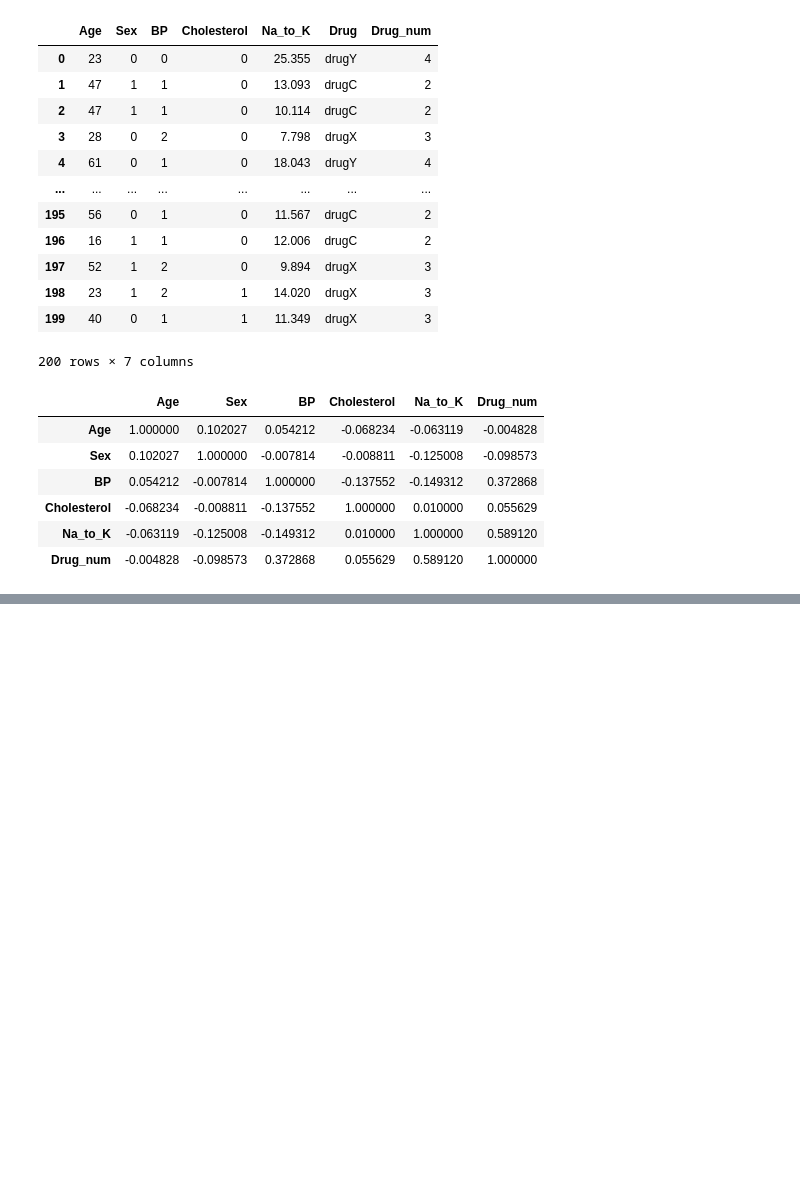
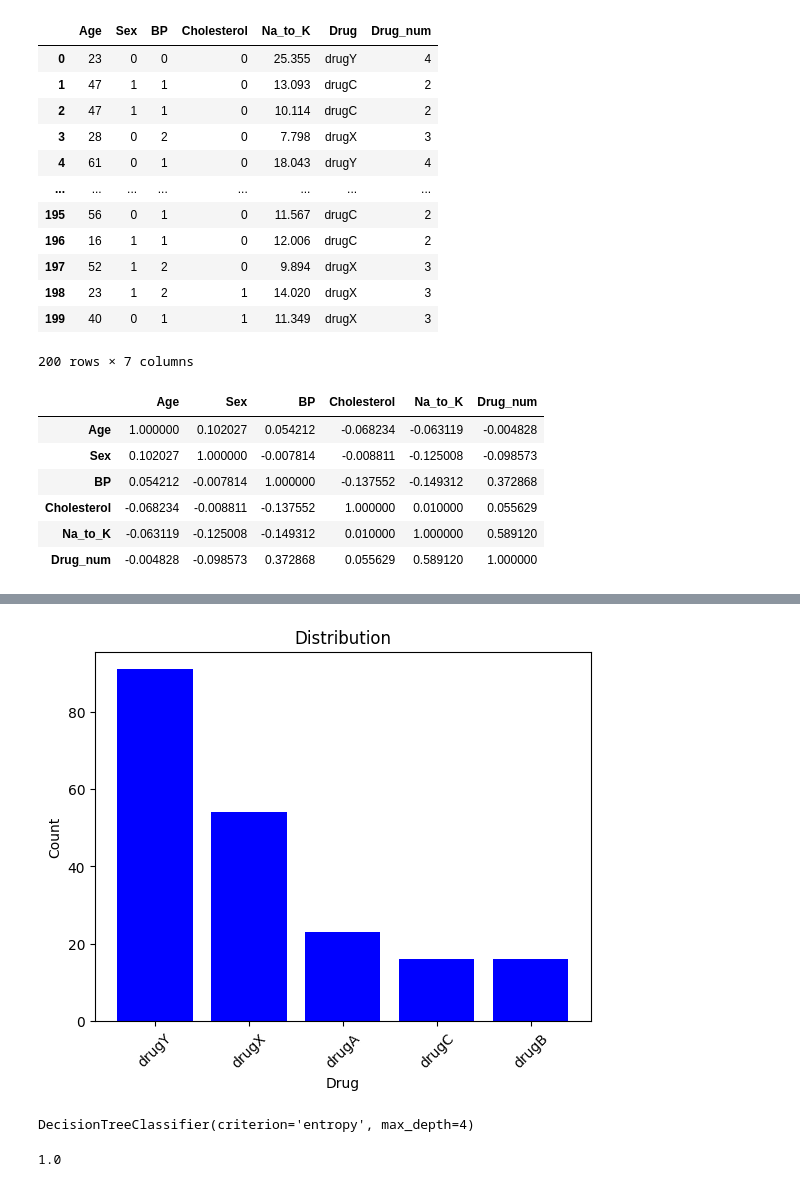
Before and after one commit to SammiWang0516/test, a Jupyter notebook: IBM_ML_DecisionTree.ipynb, the cells around one changed output, grey strips where cells are left out. Cells and saved outputs as stored; diff of their text form; code cells hidden in the pictures; blank space fills up the shorter version.

```diff
--- a/IBM_ML_DecisionTree.ipynb
+++ b/IBM_ML_DecisionTree.ipynb
@@ -106,3 +106,7 @@ df_2.corr()
 | Cholesterol | -0.068234 | -0.008811 | -0.137552 | 1.000000 | 0.010000 | 0.055629 |
 | Na_to_K | -0.063119 | -0.125008 | -0.149312 | 0.010000 | 1.000000 | 0.589120 |
 | Drug_num | -0.004828 | -0.098573 | 0.372868 | 0.055629 | 0.589120 | 1.000000 |
+# %%
+# understand the distribution of the dataset by plotting the count of the records
+category_counts = df['Drug'].value_counts()
+category_counts
@@ -108,0 +121,10 @@ df_2.corr()
+# %%
+# plot the count plot
+plt.bar(category_counts.index, category_counts.values, color = 'blue')
+plt.xlabel('Drug')
+plt.ylabel('Count')
+plt.title('Distribution')
+plt.xticks(rotation = 45)
+plt.show()
+# %% [output]
+[figure, added]
@@ -108,0 +138,4 @@ df_2.corr()
+# %%
+drug_tree.fit(x_train, y_train)
+# %% [output]
+DecisionTreeClassifier(criterion='entropy', max_depth=4)
@@ -108,0 +145,4 @@ df_2.corr()
+# %%
+metrics.accuracy_score(y_test, tree_prediction)
+# %% [output]
+1.0
```
Also changed, not shown: parts of 5 cells of this notebook.
